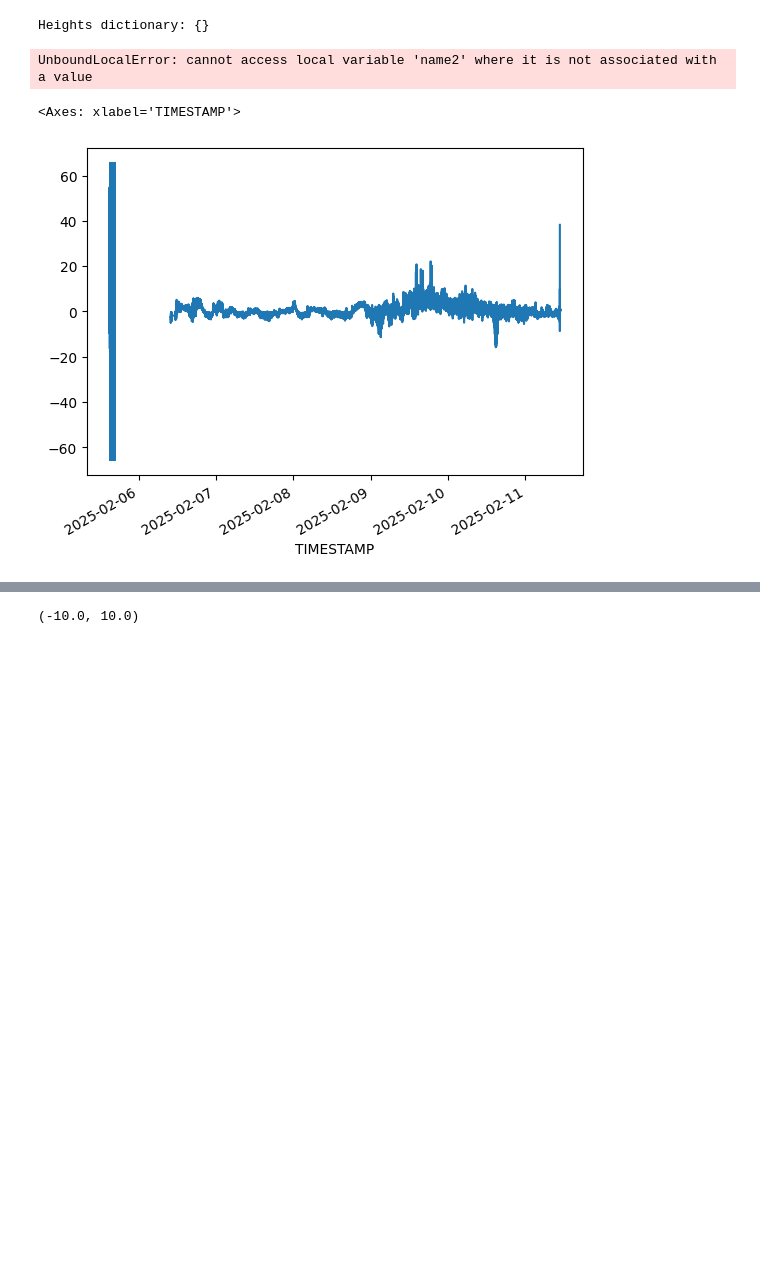
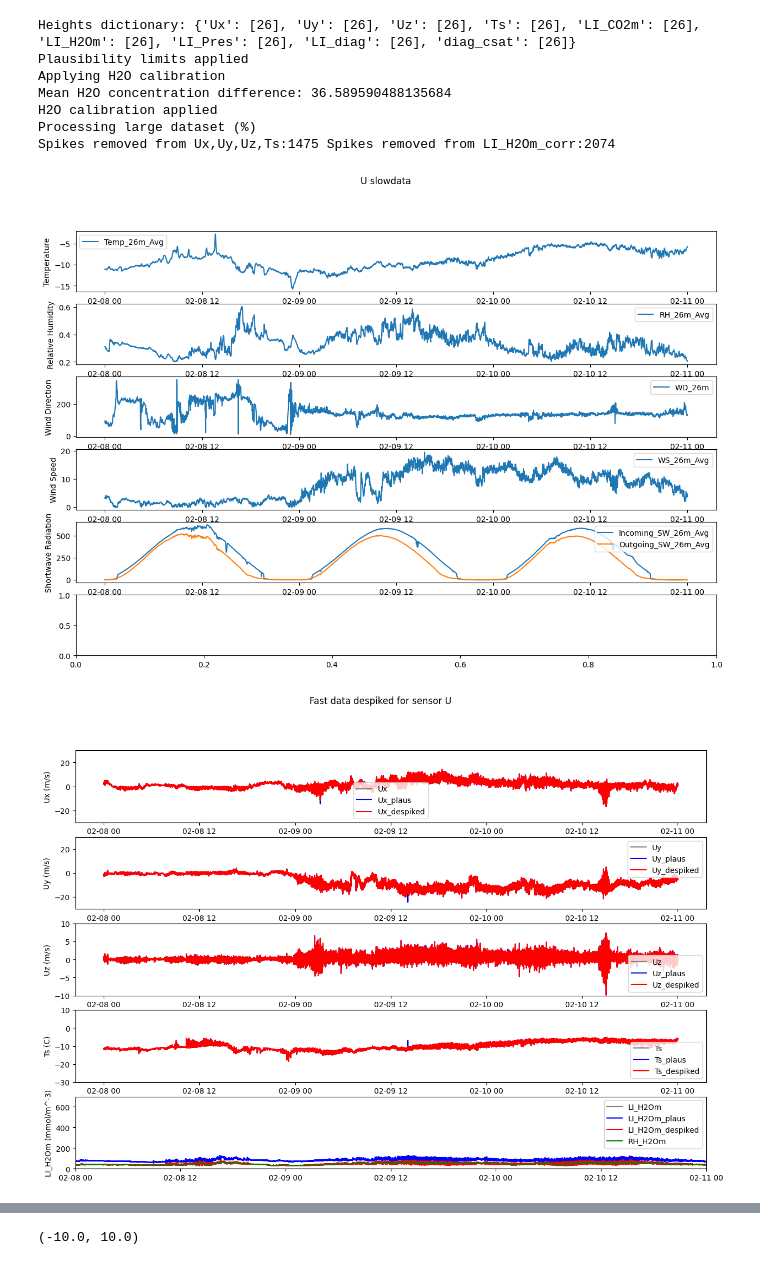
Before and after one commit to Rainette9/DataProcessingScripts, a Jupyter notebook: Processing_main.ipynb, the cells around one changed output, grey strips where cells are left out. Saved outputs shown, nothing was run; the diff lists cells and outputs as text; code cells hidden in the pictures; blank space fills up the shorter version.

```diff
--- a/Processing_main.ipynb
+++ b/Processing_main.ipynb
@@ -25,24 +28,26 @@ from sensor_info import *
 # %%
-sensor='SFC'
-start='2025-02-01 00:00'
-end='2025-02-12 00:00'
+sensor='U'
+start='2025-02-08 00:00'
+end='2025-02-11 00:00'
 
 """GET SENSOR INFO"""
 plim, calibration_coefficients, heights, folder_name = get_sensor_info(sensor)
 """READ FAST AND SLOW DATA from folder"""
 folder=f'/home/engbers/Documents/PhD/Data/EC/{folder_name}/'
 fastdata=read_data(folder, 'fast', sensor, start, end)
 
 folder=f'/home/engbers/Documents/PhD/Data/EC/{folder_name}/'
-slowdata=read_data(folder, 'slow', sensor, start, end)
+slowdata=read_data(folder, 'slow', sensor, start, end, plot_data=True)
 
 """DESPIKE, PLOT, AND SAVE"""
-# despiked_fastdata=despike_fast_MAD(fastdata, slowdata, plim, sensor, calibration_coefficients, plot_despike=True)
+despiked_fastdata=despike_fast_MAD(fastdata, slowdata, plim, sensor, calibration_coefficients, plot_despike=True)
 # %% [output]
-Heights dictionary: {}
+Heights dictionary: {'Ux': [26], 'Uy': [26], 'Uz': [26], 'Ts': [26], 'LI_CO2m': [26], 'LI_H2Om': [26], 'LI_Pres': [26], 'LI_diag': [26], 'diag_csat': [26]}
+Plausibility limits applied
+Applying H2O calibration
+Mean H2O concentration difference: 36.589590488135684
+H2O calibration applied
+Processing large dataset (%)
+Spikes removed from Ux,Uy,Uz,Ts:1475 Spikes removed from LI_H2Om_corr:2074
-UnboundLocalError: cannot access local variable 'name2' where it is not associated with a value
+[figure, added]
+[figure, added]
-# %%
-fastdata['Ux'].plot()
-# %% [output]
-<Axes: xlabel='TIMESTAMP'>
-[figure, removed]
```
Also changed, not shown: parts of 13 cells of this notebook, 3 other files.
